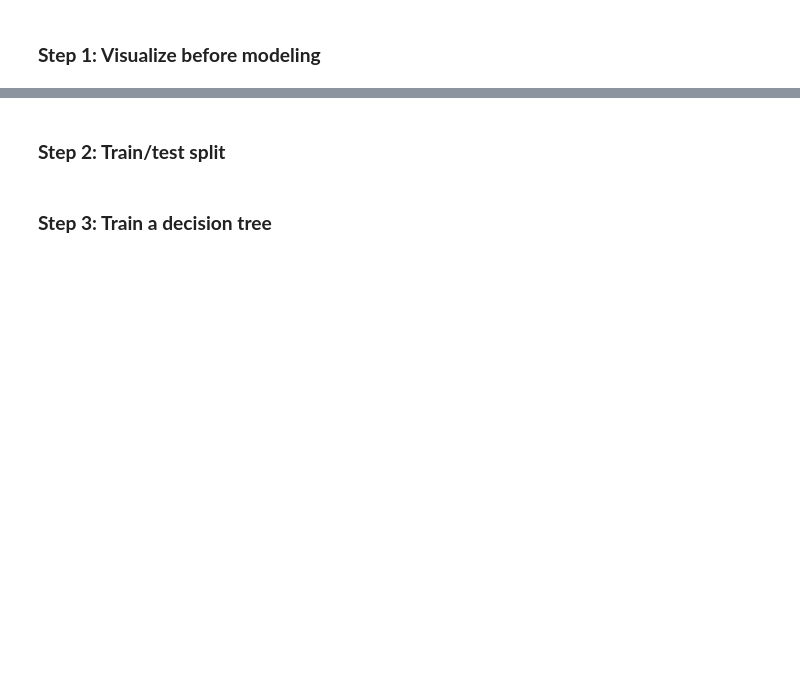
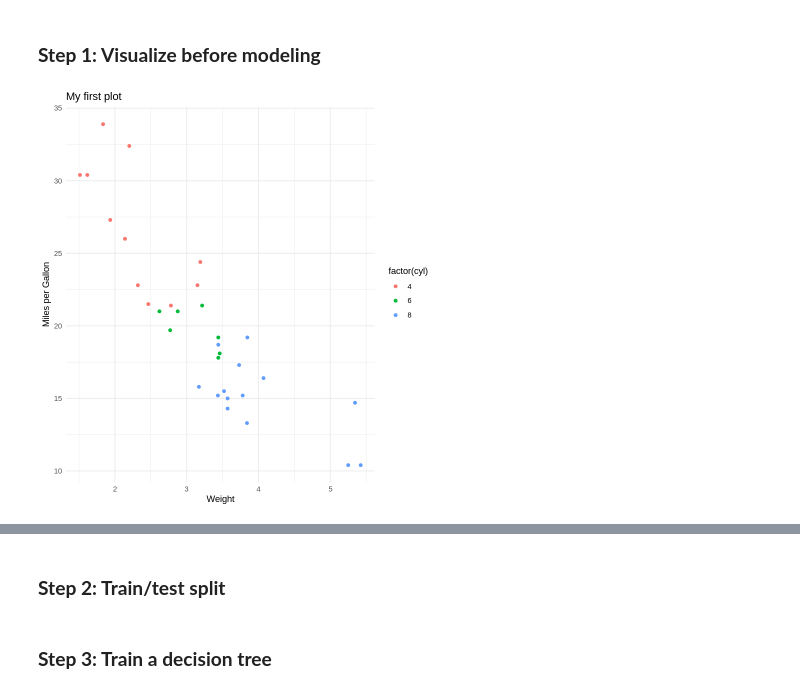
Before and after one commit to kasettisiva/R_training_summer_workshop_2026, a Jupyter notebook: Introduction_to_R_AI_Era_ClaudeGenerated.ipynb, the cells around one changed output, grey strips where cells are left out. Saved outputs shown, nothing was run; the diff lists cells and outputs as text; code cells hidden in the pictures; blank space fills up the shorter version.

```diff
--- a/Introduction_to_R_AI_Era_ClaudeGenerated.ipynb
+++ b/Introduction_to_R_AI_Era_ClaudeGenerated.ipynb
@@ -642,2 +634,9 @@ table(iris$Species)   # 50 samples per species — balanced dataset
 # %% [markdown]
 ### **Step 1: Visualize before modeling**
+# %%
+ggplot(mtcars,aes(x=wt,y=mpg,color=factor(cyl)))+
+  geom_point()+
+  labs(title="My first plot",x="Weight",y="Miles per Gallon")+
+  theme_minimal()
+# %% [output]
+[figure, added]
```
Also changed, not shown: parts of 9 cells of this notebook.
